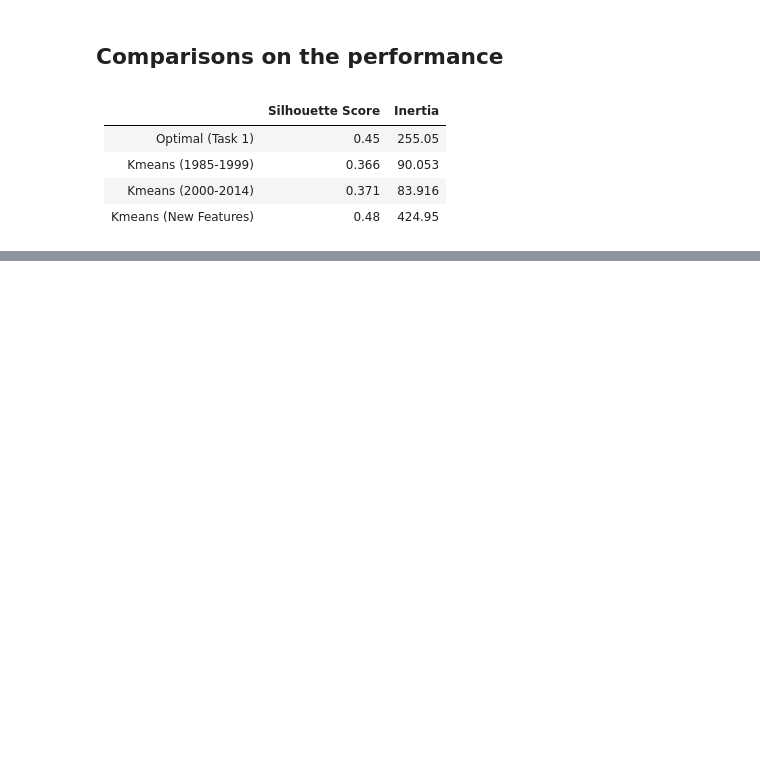
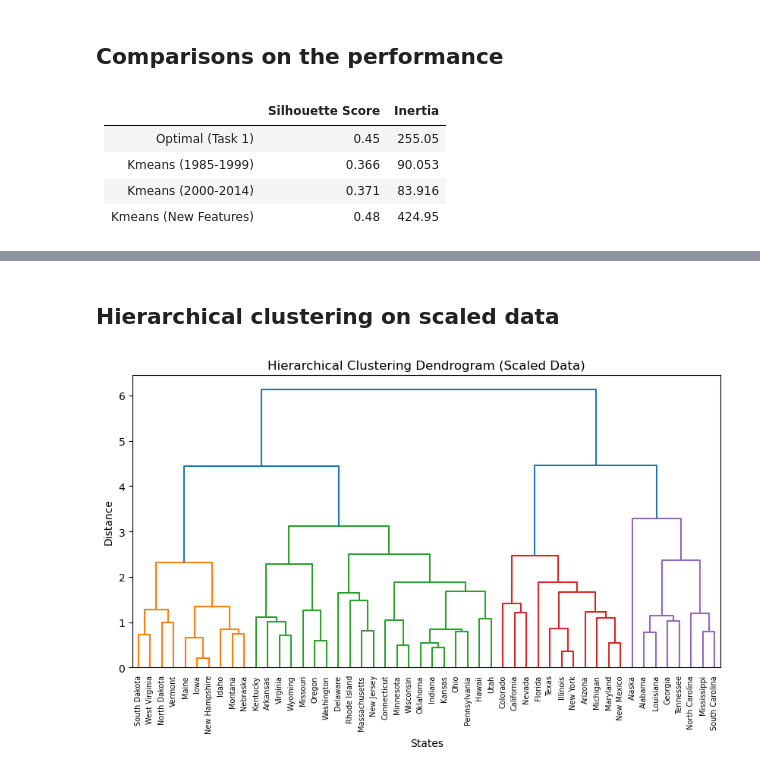
Before and after one commit to iheathers/2023---Semester-1-Feb---Jun-, a Jupyter notebook: Semester 1 2023/CITS5508 - Machine Learning/Labs/Assignment 3/assignment3.ipynb, the cells around one changed output, grey strips where cells are left out. Cells and saved outputs as stored; diff of their text form; code cells hidden in the pictures; blank space fills up the shorter version.

```diff
--- a/Semester 1 2023/CITS5508 - Machine Learning/Labs/Assignment 3/assignment3.ipynb
+++ b/Semester 1 2023/CITS5508 - Machine Learning/Labs/Assignment 3/assignment3.ipynb
@@ -1617,0 +1772,29 @@ Therefore, the choice of the best clustering result depends on the specific eval
+# %% [markdown]
+## Hierarchical clustering on scaled data
+# %%
+import pandas as pd
+from scipy.cluster.hierarchy import dendrogram, linkage
+import matplotlib.pyplot as plt
+from sklearn.preprocessing import StandardScaler
+
+# Load the data from the CSV file
+data = pd.read_csv('USArrests.csv', index_col=0)
+
+# Scale the variables to have zero mean and unit standard deviation
+scaler = StandardScaler()
+scaled_data = scaler.fit_transform(data)
+
+# Perform hierarchical clustering with complete linkage and Euclidean distance on the scaled data
+linkage_matrix = linkage(scaled_data, method='complete', metric='euclidean')
+
+threshold=3.5
+
+# Plot the dendrogram
+plt.figure(figsize=(10, 5))
+dendrogram(linkage_matrix, labels=data.index, color_threshold=threshold, leaf_font_size=7)
+plt.xlabel('States')
+plt.ylabel('Distance')
+plt.title('Hierarchical Clustering Dendrogram (Scaled Data)')
+plt.show()
+# %% [output]
+[figure, added]
```
Also changed, not shown: parts of 21 cells of this notebook.
